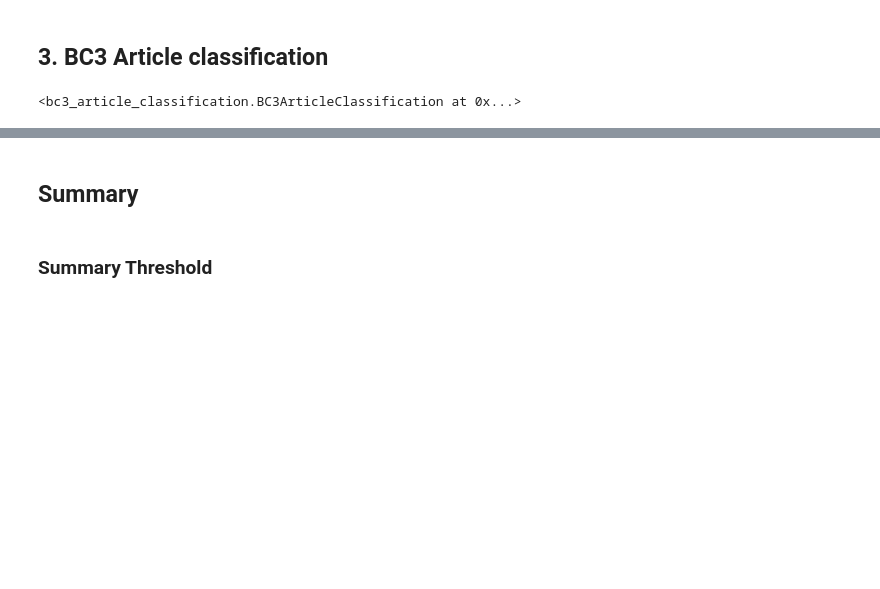
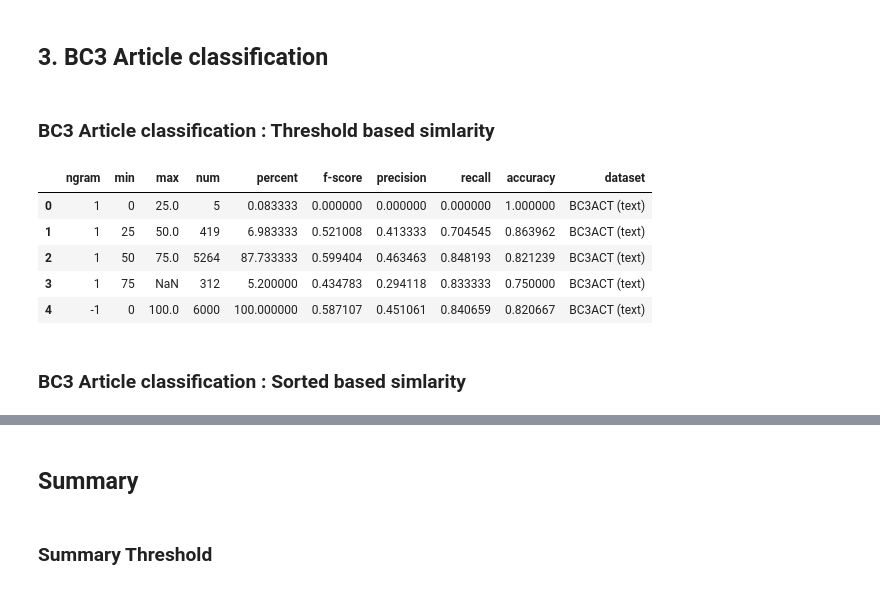
Before and after one commit to elangovana/nlp-train-test-overlap-detector, a Jupyter notebook: SimilaritySplitter.ipynb, the cells around one changed output, grey strips where cells are left out. Cells and saved outputs as stored; diff of their text form; code cells hidden in the pictures; blank space fills up the shorter version.

```diff
--- a/SimilaritySplitter.ipynb
+++ b/SimilaritySplitter.ipynb
@@ -142,6 +149,6 @@ bc3_act_test_file = os.path.join("tmp", "bc3_act_all_records_test.tsv")
 # %%
 from bc3_article_classification import BC3ArticleClassification
 
-BC3ArticleClassification()
+bc3actrun = BC3ArticleClassification()
-# %% [output]
-<bc3_article_classification.BC3ArticleClassification at 0x...>
+# %% [markdown]
+###  BC3 Article classification : Threshold based simlarity
@@ -147,0 +162,11 @@ BC3ArticleClassification()
+# %%
+df_bc3_act_text.head()
+# %% [output]
+|  | ngram | min | max | num | percent | f-score | precision | recall | accuracy | dataset |
+| 0 | 1 | 0 | 25.0 | 5 | 0.083333 | 0.000000 | 0.000000 | 0.000000 | 1.000000 | BC3ACT (text) |
+| 1 | 1 | 25 | 50.0 | 419 | 6.983333 | 0.521008 | 0.413333 | 0.704545 | 0.863962 | BC3ACT (text) |
+| 2 | 1 | 50 | 75.0 | 5264 | 87.733333 | 0.599404 | 0.463463 | 0.848193 | 0.821239 | BC3ACT (text) |
+| 3 | 1 | 75 | NaN | 312 | 5.200000 | 0.434783 | 0.294118 | 0.833333 | 0.750000 | BC3ACT (text) |
+| 4 | -1 | 0 | 100.0 | 6000 | 100.000000 | 0.587107 | 0.451061 | 0.840659 | 0.820667 | BC3ACT (text) |
+# %% [markdown]
+###  BC3 Article classification : Sorted based simlarity
```
Also changed, not shown: parts of 14 cells of this notebook, 1 other file.
